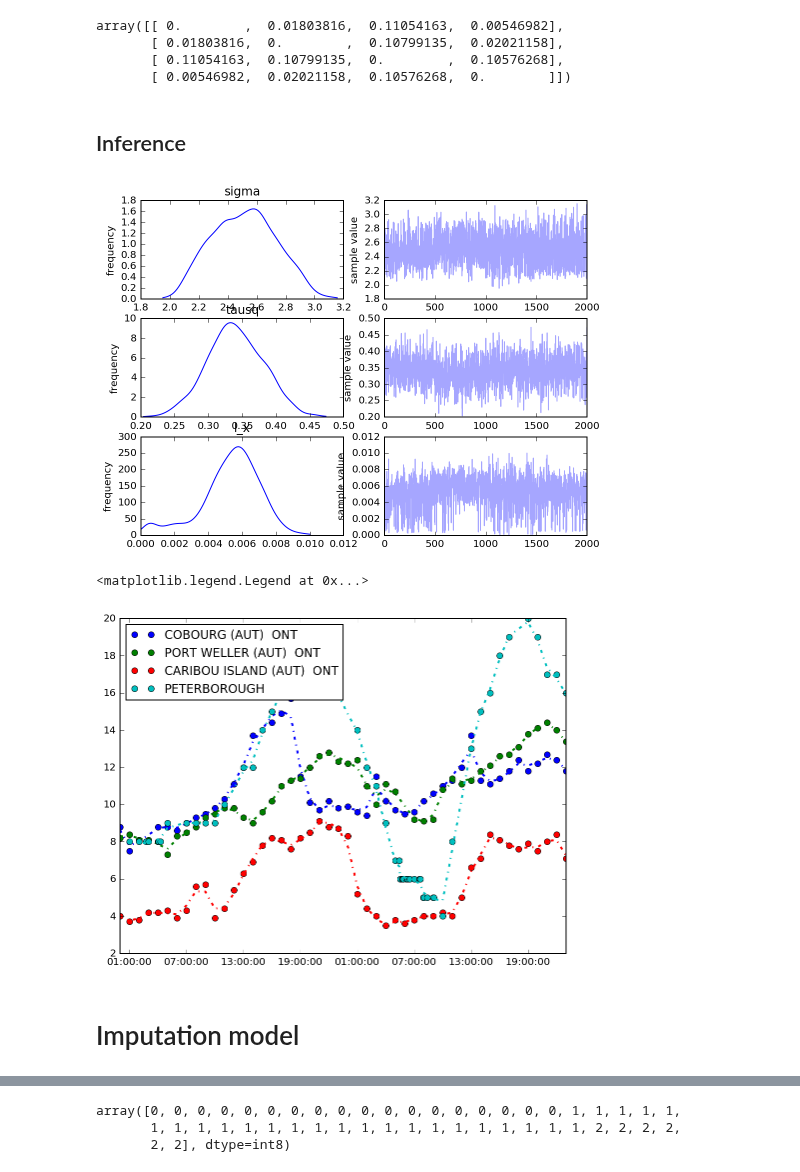
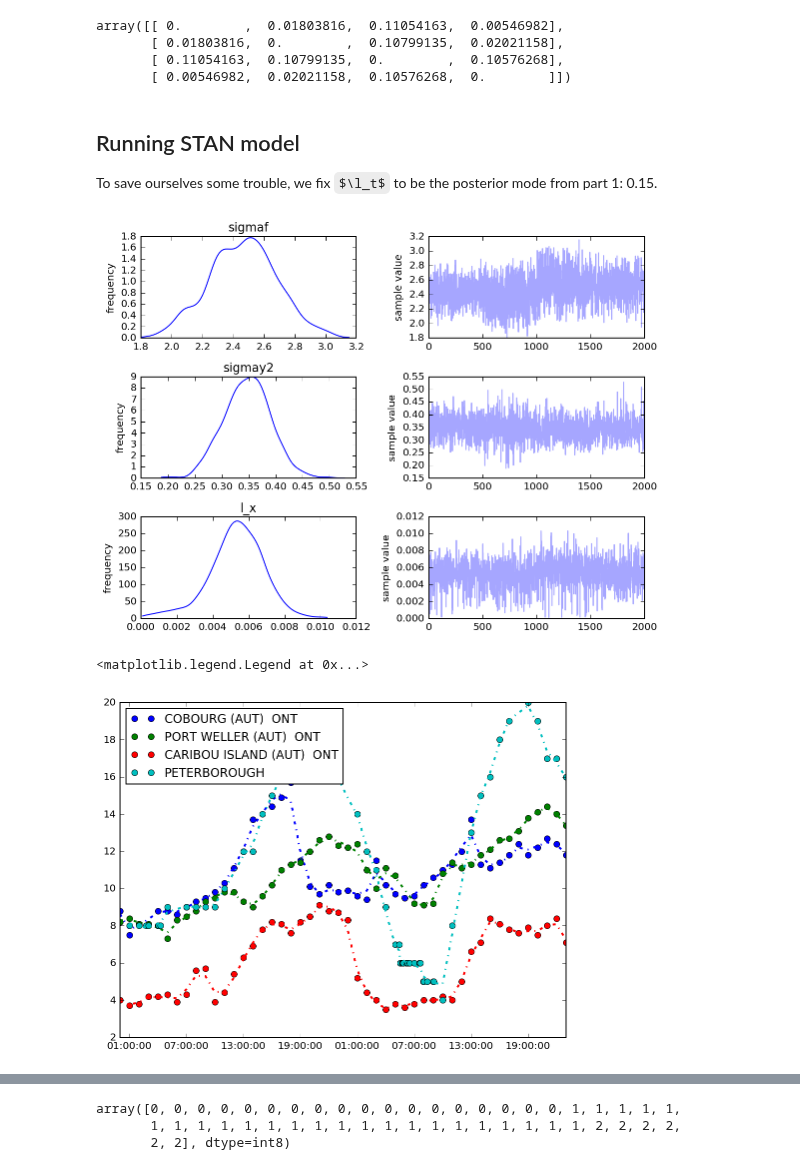
Before and after one commit to maximerischard/TemperatureImputations.jl, a Jupyter notebook: SmallScaleHourly.ipynb, the cells around one changed output, grey strips where cells are left out. Saved outputs shown, nothing was run; the diff lists cells and outputs as text; code cells hidden in the pictures; some formulas as TeX source.

Commit message:
document GP imputation model

```diff
--- a/SmallScaleHourly.ipynb
+++ b/SmallScaleHourly.ipynb
@@ -12,5 +40,6 @@ import matplotlib
 import math
 import datetime
 import matplotlib.pyplot as plt
+plt.rc("figure", autolayout=True)
 from mpl_toolkits.basemap import Basemap
 plt.rcParams['figure.figsize'] = (8.0, 6.0)
@@ -242,8 +308,10 @@ stmp_data = {
     "station": twodays_stmp["station"].values,
     "pairwiseD": pairwiseD,
 }
-# %% [markdown]
-## Inference
+# %% [markdown]
+## Running STAN model
+
+To save ourselves some trouble, we fix $\l_t$ to be the posterior mode from part 1: 0.15.
 # %%
 spatiotemporal_model = """
     data {
@@ -256,10 +324,10 @@ spatiotemporal_model = """
     }
 
     parameters {
-      real<lower=0> sigma;
+      real<lower=0> sigmaf;
       // real<lower=0> l_t;
       real<lower=0> l_x;
-      real<lower=0> tausq;
+      real<lower=0> sigmay2;
       real mu_station[numstations];
 
       vector[N] w_s;
@@ -269,7 +337,7 @@ spatiotemporal_model = """
       for(i in 1:(N)){
           mu_w[i] <- mu_station[station[i]];
       }
-      mu_w <- mu_w + sigma*w_s;
+      mu_w <- mu_w + sigmaf*w_s;
     }
 
     model {
@@ -299,21 +367,21 @@ spatiotemporal_model = """
       }
       // l_t ~ normal(0,1);
       l_x ~ normal(0,0.1);
-      sigma ~ normal(0,5);
-      tausq ~ normal(0,1);
+      sigmaf ~ normal(0,5);
+      sigmay2 ~ normal(0,1);
       mu_station ~ normal(0,10);
 
       w_s ~ multi_normal(mu_zero, SigmaGP);
-      temp ~ normal(mu_w, tausq);
+      temp ~ normal(mu_w, sigmay2);
     }
 """
 # %%
 stmp_fit = pystan.stan(model_code=spatiotemporal_model, data=stmp_data,
  iter=1000, chains=4)
 # %%
-stmp_fit.plot(["sigma","tausq", "l_x"]);
+stmp_fit.plot(["sigmaf","sigmay2", "l_x"]);
 # %% [output]
-[figure, old version]
+[figure, new version]
 # %%
 stmp_fitted_GP = pd.Series(np.mean(stmp_fit.extract("mu_w")["mu_w"], axis=0), index=twodays_stmp.index)
 for i in range(numstations):
@@ -323,6 +391,4 @@ for i in range(numstations):
 plt.legend(loc="upper left")
 # %% [output]
 <matplotlib.legend.Legend at 0x...>
-[figure, old version]
+[figure, new version]
-# %% [markdown]
-# Imputation model
```
Also changed, not shown: parts of 37 cells of this notebook, 1 other file.
